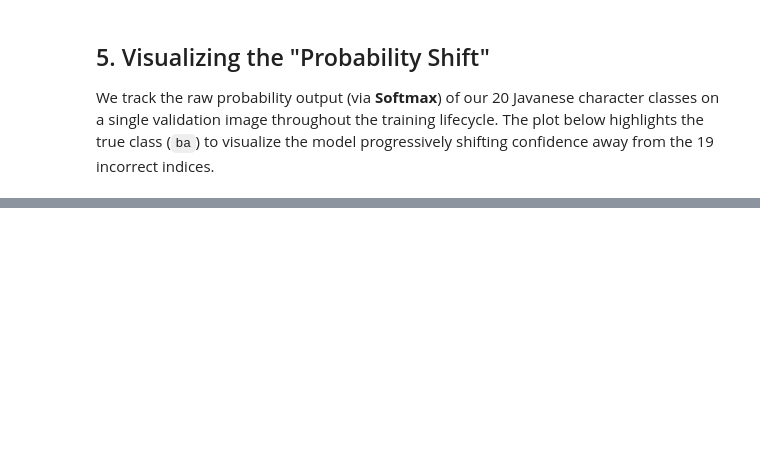
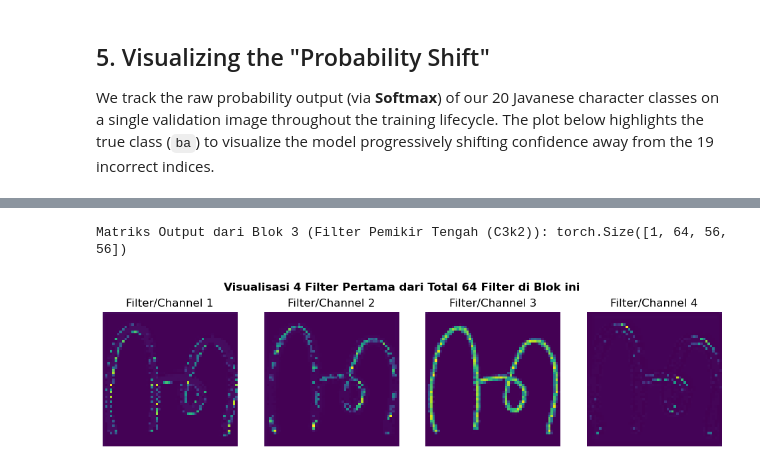
Before and after one commit to harrymardika/aksara-jawa, a Jupyter notebook: model.ipynb, the cells around one changed output, grey strips where cells are left out. Saved outputs shown, nothing was run; the diff lists cells and outputs as text; code cells hidden in the pictures; blank space fills up the shorter version.

```diff
--- a/model.ipynb
+++ b/model.ipynb
@@ -701,0 +906,5 @@ plt.show()
+# %%
+plot_blok(2, "Filter Pemikir Tengah (C3k2)")
+# %% [output]
+Matriks Output dari Blok 3 (Filter Pemikir Tengah (C3k2)): torch.Size([1, 64, 56, 56])
+[figure, added]
```
Also changed, not shown: parts of 27 cells of this notebook.
